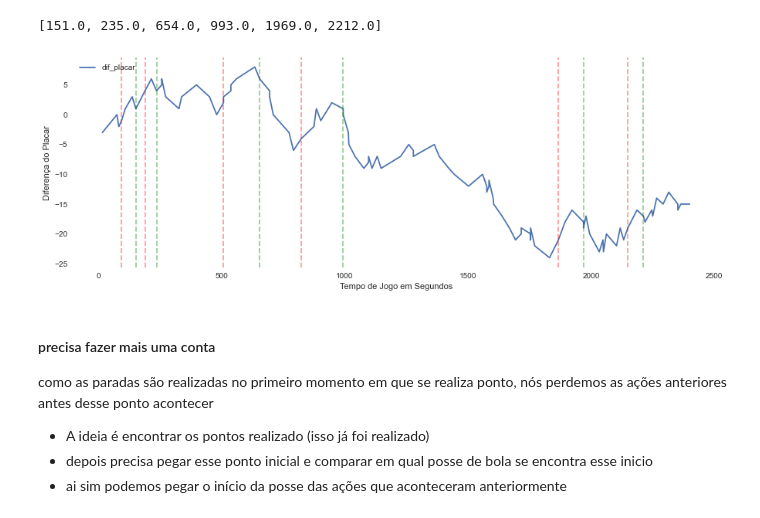
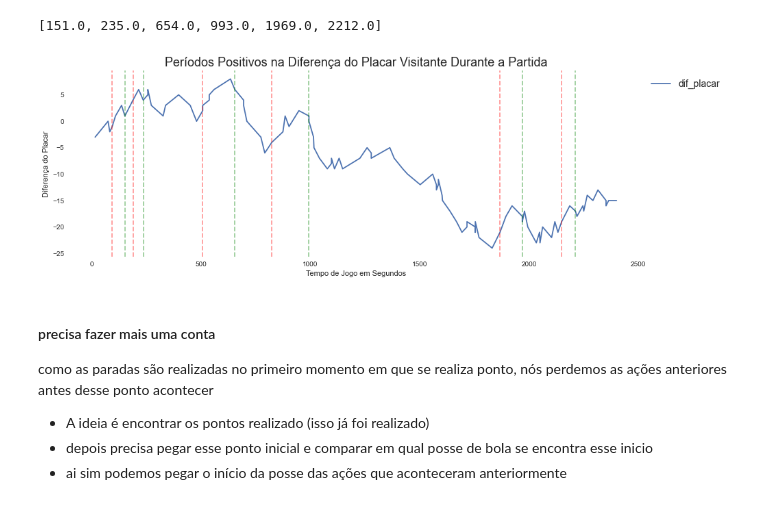
Before and after one commit to Rafael-Prochnow/Analise-descritiva-para-um-time, a Jupyter notebook: Jogada_Jogada.ipynb, the cells around one changed output. Cells and saved outputs as stored; diff of their text form; code cells hidden in the pictures.

```diff
--- a/Jogada_Jogada.ipynb
+++ b/Jogada_Jogada.ipynb
@@ -669,18 +672,19 @@ periodo_final_b_final
 # %%
 plt.style.use('seaborn')
 sns.set_style('white')
 plt.figure(figsize=(15,5))
 plt.plot(pontuacao['Tempo'], pontuacao['diferenca_placar_visitante'], label = 'dif_placar')
+plt.title('Períodos Positivos na Diferença do Placar Visitante Durante a Partida', fontsize=18)
 plt.xlabel('Tempo de Jogo em Segundos')
 plt.ylabel('Diferença do Placar')
-plt.legend(loc='upper left')
+plt.legend(loc='upper left', bbox_to_anchor=(1, 1), prop={'size':14})
 for x in periodo_final_b_inicio:
     plt.axvline(x, color='red', label=pontuacao.index, linestyle='--', alpha=0.4)
 for x in periodo_final_b_final:
     plt.axvline(x, color='green', label=pontuacao.index, linestyle='--', alpha=0.4)
-plt.savefig('teste2.jpeg', format='jpg')
+plt.savefig('RELATORIO/teste2.jpeg', format='jpg')
 # %% [output]
-[figure, old version]
+[figure, new version]
 # %% [markdown]
 #### precisa fazer mais uma conta
 
```
Also changed, not shown: parts of 93 cells of this notebook.
